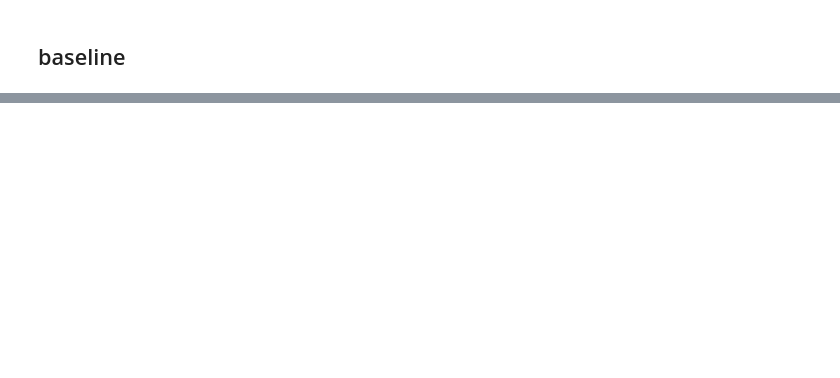
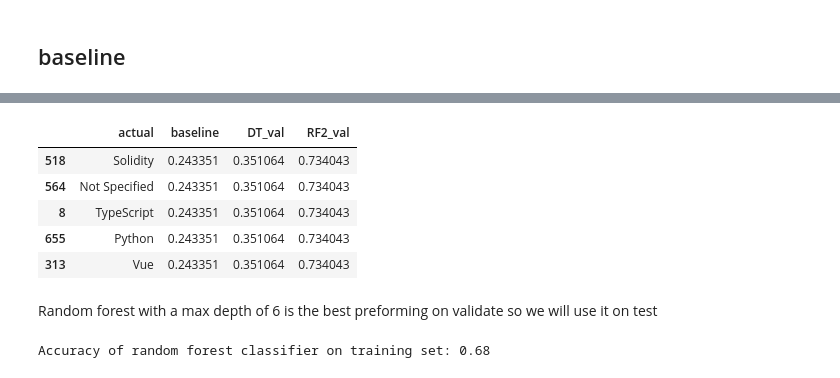
Before and after one commit to tim-keriazes/github-web-scraping-NLP-project, a Jupyter notebook: Lindy_working_notebook.ipynb, the cells around one changed output, grey strips where cells are left out. Drawn from its saved outputs; the diff is of its cells as text; code cells hidden in the pictures; blank space fills up the shorter version.

```diff
--- a/Lindy_working_notebook.ipynb
+++ b/Lindy_working_notebook.ipynb
@@ -554,0 +552,8 @@ predictions.head()
+# %%
+# new df for validate predictions
+predictions_val = pd.DataFrame({
+    'actual': y_validate.language
+})
+# %%
+# add baseline to predictions tables
+predictions_val['baseline'] = y_train[y_train['language'] == 'JavaScript'].shape[0] /y_train.shape[0]
@@ -554,0 +585,11 @@ predictions.head()
+# %%
+predictions_val.head()
+# %% [output]
+|  | actual | baseline | DT_val | RF2_val |
+| 518 | Solidity | 0.243351 | 0.351064 | 0.734043 |
+| 564 | Not Specified | 0.243351 | 0.351064 | 0.734043 |
+| 8 | TypeScript | 0.243351 | 0.351064 | 0.734043 |
+| 655 | Python | 0.243351 | 0.351064 | 0.734043 |
+| 313 | Vue | 0.243351 | 0.351064 | 0.734043 |
+# %% [markdown]
+Random forest with a max depth of 6 is the best preforming on validate so we will use it on test
@@ -554,0 +601,14 @@ predictions.head()
+# %%
+# random forest on test
+
+rf2 = RandomForestClassifier(max_depth=6, min_samples_leaf=3, random_state=123)
+rf2.fit(X_test_df, y_test)
+
+y_pred = rf2.predict(X_test_df)
+y_pred_proba = rf2.predict_proba(X_test_df)
+print('Accuracy of random forest classifier on training set: {:.2f}'
+     .format(rf2.score(X_test_df, y_test)))
+
+predictions_test['RF2_test'] = rf2.score(X_test_df, y_test)
+# %% [output]
+Accuracy of random forest classifier on training set: 0.68
```
Also changed, not shown: parts of 25 cells of this notebook.
